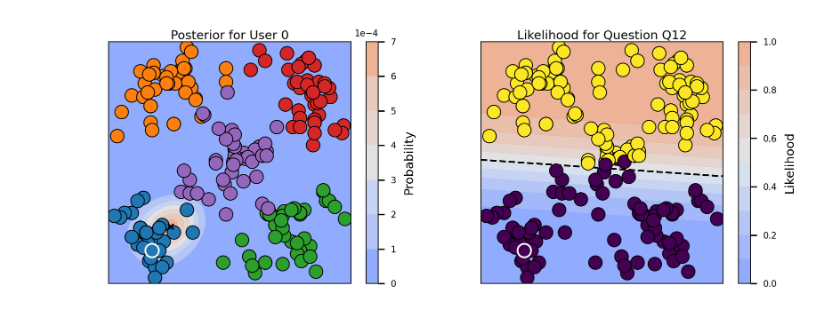
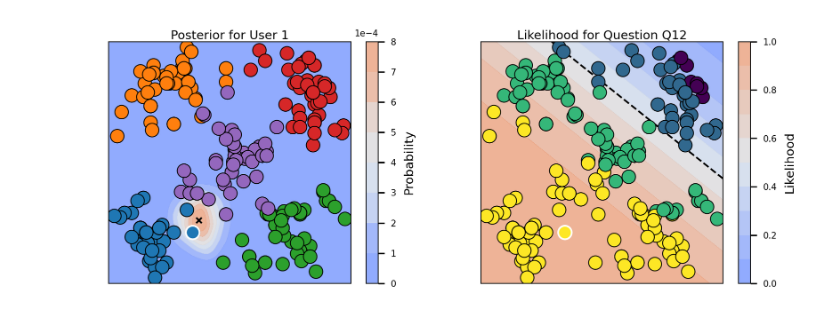
Before and after one commit to fsvbach/IXPLORE, a Jupyter notebook: notebooks/readme.ipynb, the cells around one changed output. Drawn from its saved outputs; the diff is of its cells as text; code cells hidden in the pictures.

```diff
--- a/notebooks/readme.ipynb
+++ b/notebooks/readme.ipynb
@@ -3,7 +3,7 @@ import pandas as pd
 from ixplore import IXPLORE
 # %%
 # Load reaction data (users × items matrix, values in {0, 1})
-reactions = pd.read_csv('../data/binary_reactions.csv', index_col=0)
+reactions = pd.read_csv('../data/likert_reactions.csv', index_col=0)
 
 # Initialize and fit the model
 model = IXPLORE(reactions, pca_initialization=True)
@@ -52,7 +52,11 @@ model = IXPLORE(
 # %%
 # Load pretrained embedding and model parameters
+pretrained_embedding = pd.read_csv('../data/pretrained_embedding.csv', index_col=0)
+pretrained_models = pd.read_csv('../data/pretrained_models.csv', index_col=0)
+
 model = IXPLORE(
     reactions,
-    pretrained_embedding='../data/pretrained_embedding.csv',
+    pretrained_embedding=pretrained_embedding,
+    pretrained_models=pretrained_models
 )
 # %% [output]
@@ -72,5 +77,5 @@ from ixplore.visualization import plot_overview
 users = pd.read_csv('../data/synthetic_users.csv', index_col=0)
 
 # Plot user embeddings
-_ = plot_overview(model, question='Q12', user='0', colors=users.color, figsize=(7,2.5))
+_ = plot_overview(model, question='Q12', user='1', colors=users.color, figsize=(7,2.5))
 # %% [output]
@@ -78 +83 @@ _ = plot_overview(model, question='Q12', user='0', colors=users.color, figsize=(
-[figure, old version]
+[figure, new version]
```
Also changed, not shown: parts of 4 cells of this notebook, 1 other file.
